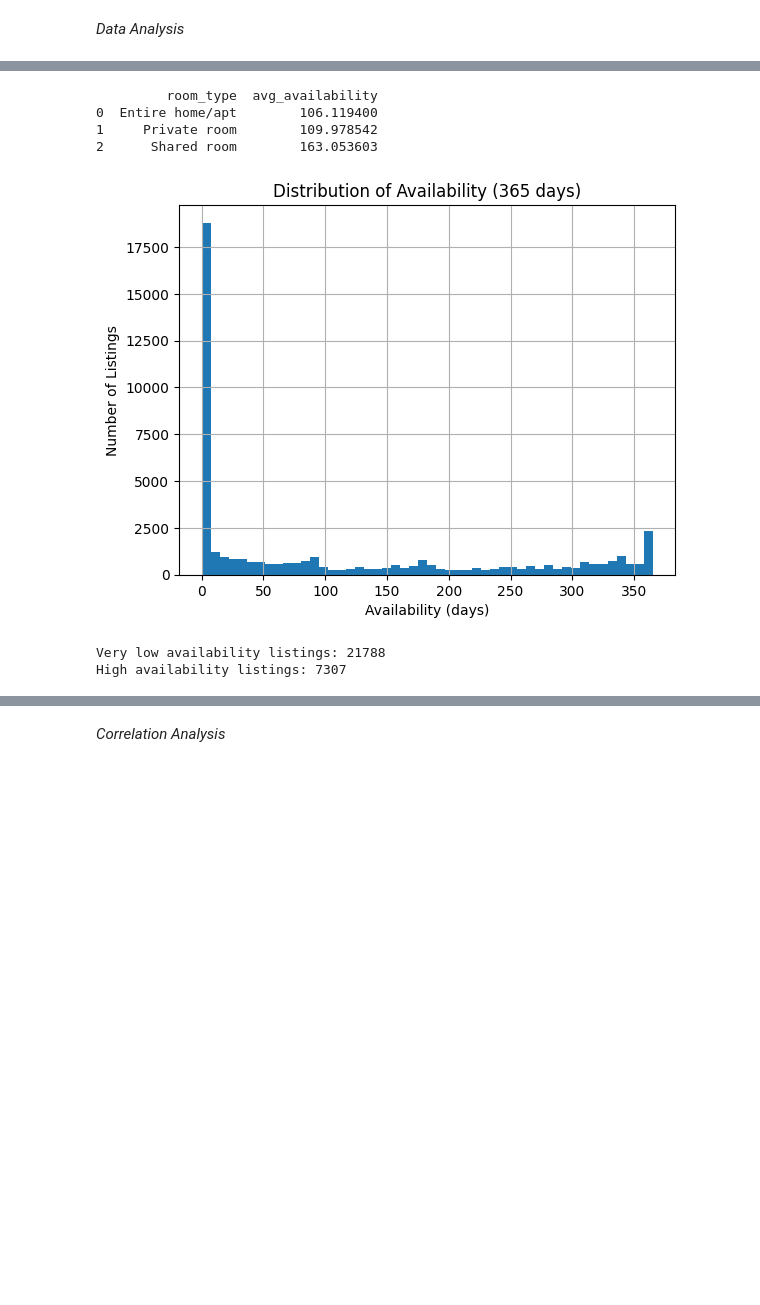
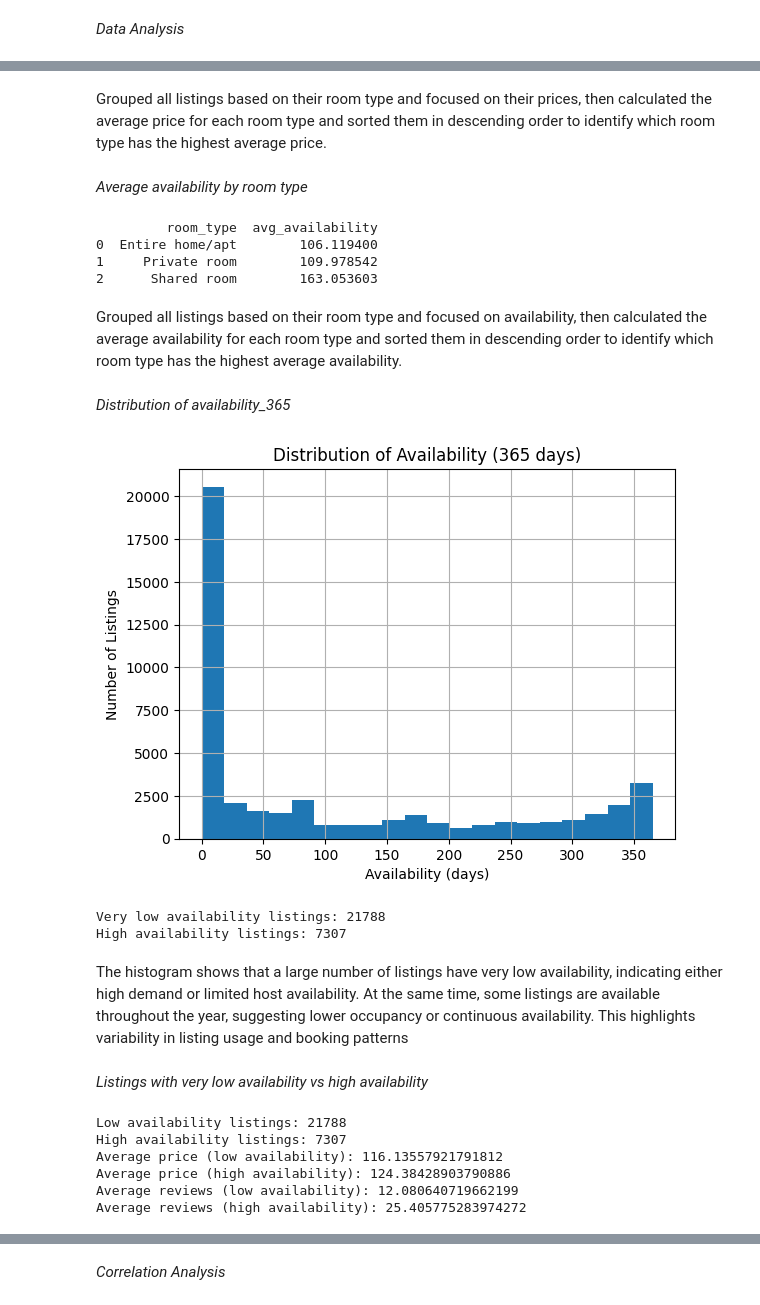
Before and after one commit to ulkar04/airbnb, a Jupyter notebook: airbnb.ipynb, the cells around one changed output, grey strips where cells are left out. Cells and saved outputs as stored; diff of their text form; code cells hidden in the pictures; blank space fills up the shorter version.

```diff
--- a/airbnb.ipynb
+++ b/airbnb.ipynb
@@ -319,6 +389,10 @@ print(top_hosts_avg_price)
 24467   62031986              Adam      333.0
 33121  224001464           Aleszea      333.0
 31643  184520918  Danilo & Larissa      332.0
+# %% [markdown]
+Grouped all listings based on their room type and focused on their prices, then calculated the average price for each room type and sorted them in descending order to identify which room type has the highest average price.
+# %% [markdown]
+_Average availability by room type_
 # %%
 avg_availability_room = (
     airbnb_data.groupby("room_type")["availability_365"]
@@ -327,29 +401,34 @@ avg_availability_room = (
 )
 
 print(avg_availability_room)
-
-
-
-plt.figure()
-airbnb_data["availability_365"].hist(bins=50)
-
-plt.title("Distribution of Availability (365 days)")
-plt.xlabel("Availability (days)")
-plt.ylabel("Number of Listings")
-
-plt.show()
-
-
-low_availability = airbnb_data[airbnb_data["availability_365"] < 30]
-high_availability = airbnb_data[airbnb_data["availability_365"] > 300]
-
-print("Very low availability listings:", len(low_availability))
-print("High availability listings:", len(high_availability))
 # %% [output]
          room_type  avg_availability
 0  Entire home/apt        106.119400
 1     Private room        109.978542
 2      Shared room        163.053603
-[figure, removed]
-Very low availability listings: 21788
-High availability listings: 7307
+# %% [markdown]
+Grouped all listings based on their room type and focused on availability, then calculated the average availability for each room type and sorted them in descending order to identify which room type has the highest average availability.
+# %% [markdown]
+_Distribution of availability_365_
+# %%
+plt.figure()
+airbnb_data["availability_365"].hist(bins=20)
+
+plt.title("Distribution of Availability (365 days)")
+plt.xlabel("Availability (days)")
+plt.ylabel("Number of Listings")
+
+plt.show()
+
+
+low_availability = airbnb_data[airbnb_data["availability_365"] < 30]
+high_availability = airbnb_data[airbnb_data["availability_365"] > 300]
+
+print("Very low availability listings:", len(low_availability))
+print("High availability listings:", len(high_availability))
+# %% [output]
+[figure, added]
+Very low availability listings: 21788
+High availability listings: 7307
+# %% [markdown]
+The histogram shows that a large number of listings have very low availability, indicating either high demand or limited host availability. At the same time, some listings are available throughout the year, suggesting lower occupancy or continuous availability. This highlights variability in listing usage and booking patterns
@@ -355,0 +437,18 @@ High availability listings: 7307
+# %% [markdown]
+_Listings with very low availability vs high availability_
+# %%
+print("Low availability listings:", len(low_availability))
+print("High availability listings:", len(high_availability))
+
+print("Average price (low availability):", low_availability["price"].mean())
+print("Average price (high availability):", high_availability["price"].mean())
+
+print("Average reviews (low availability):", low_availability["number_of_reviews"].mean())
+print("Average reviews (high availability):", high_availability["number_of_reviews"].mean())
+# %% [output]
+Low availability listings: 21788
+High availability listings: 7307
+Average price (low availability): 116.13557921791812
+Average price (high availability): 124.38428903790886
+Average reviews (low availability): 12.080640719662199
+Average reviews (high availability): 25.405775283974272
```
Also changed, not shown: parts of 82 cells of this notebook.
